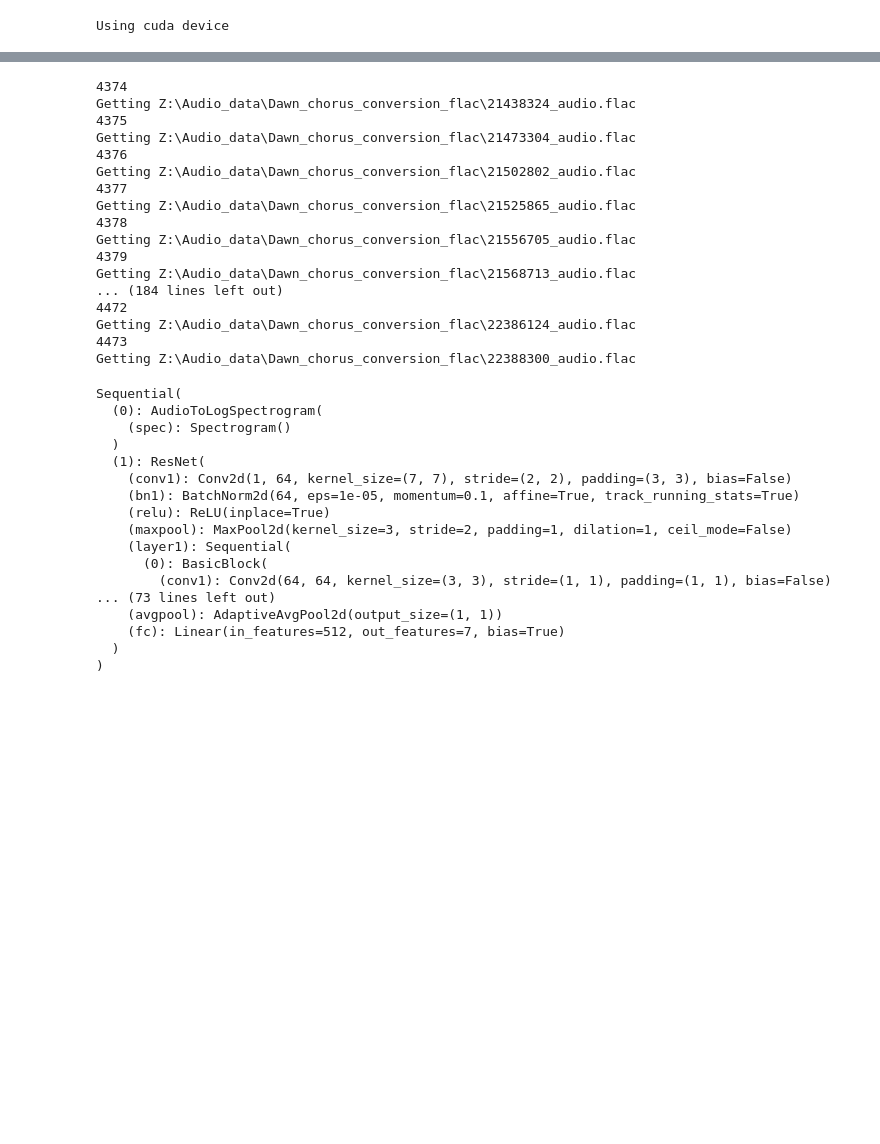
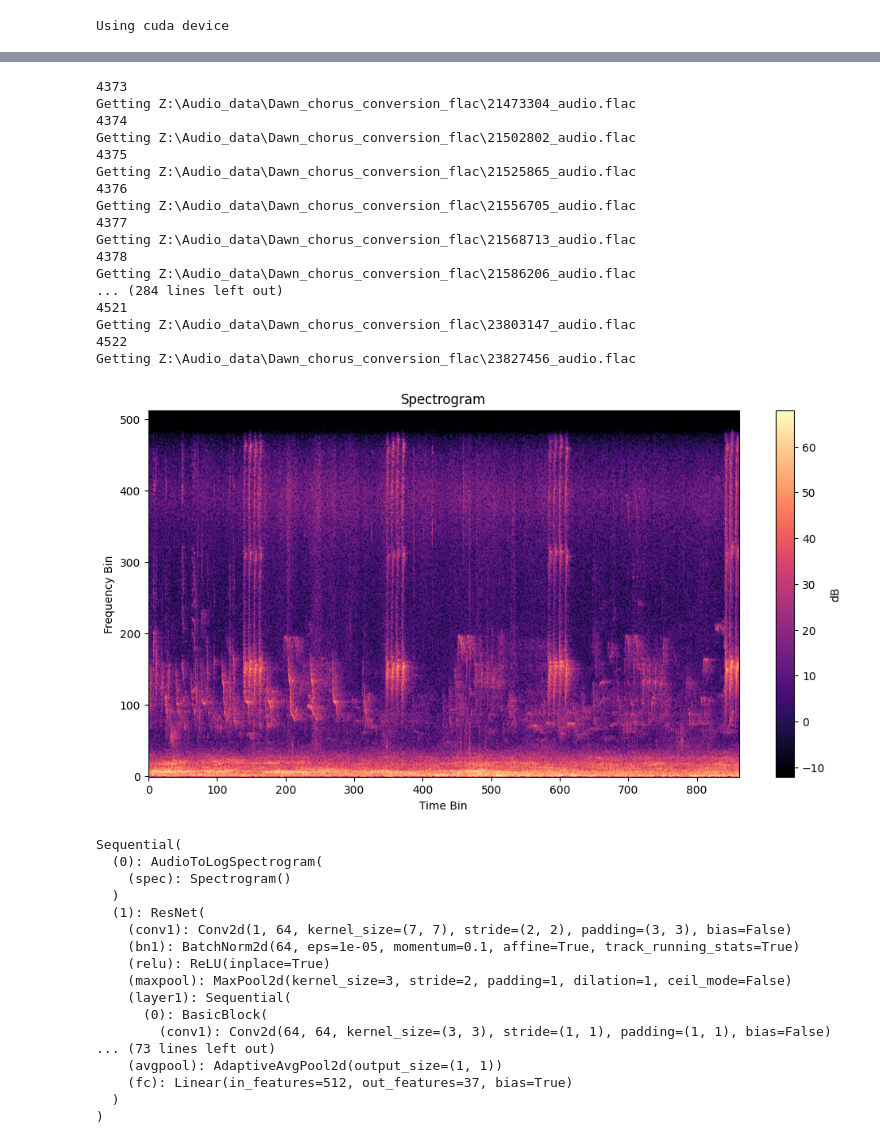
Before and after one commit to mfherrm/BioOTon, a Jupyter notebook: DL.ipynb, the cells around one changed output, grey strips where cells are left out. Drawn from its saved outputs; the diff is of its cells as text; code cells hidden in the pictures; blank space fills up the shorter version.

```diff
--- a/DL.ipynb
+++ b/DL.ipynb
@@ -55,6 +58,7 @@ class SpectroDataset(Dataset):
         dir_files = os.listdir(label_path)
         soundscape_file = os.path.join(self.l_path, list(compress(dir_files, [file.endswith("_single.parquet") for file in dir_files]))[0])
         sound_df = pd.read_parquet(soundscape_file)
+        sound_df = sound_df.drop(sound_df.loc[sound_df.label.isna()].index)
 
         dir_files = os.listdir(recording_path)
         dir_files = list(compress(dir_files, [file.endswith(".flac") for file in dir_files]))
@@ -102,6 +106,9 @@ class SpectroDataset(Dataset):
 
         wave = wave[:, int(llimit):int(llimit*2)]
 
+        # most of the time the first and last 10 seconds should be cut off
+        # wave = wave[:, int(llimit):int(llimit*5)+1]
+
         # Squeeze to go from 1,x to x shape tensor
         wave = to_device(wave.squeeze(), self.device)
         return wave, sr, int(self.fileLabels[idx])
@@ -176,6 +183,10 @@ class SpectroDataLoader():
         # return a random batch
         for image_batch, label_batch in bat:
             yield to_device([torch.stack(image_batch), torch.Tensor(label_batch)], self.device)
+
+    def __len__(self):
+        return len(self.image_batches)
 # %%
-train_dataloader = SpectroDataLoader(ds, 256, samples= train_indices[:100], device = "cuda")
+batch_size = 8
+train_dataloader = SpectroDataLoader(ds, batch_size, samples= train_indices[:150], device = "cuda")
 # %% [output]
@@ -199,23 +230,23 @@ Getting Z:\Audio_data\Dawn_chorus_conversion_flac\27464078_audio.flac
 # %%
-test_dataloader = SpectroDataLoader(ds, 256, samples= test_indices[:100], device = "cuda")
+test_dataloader = SpectroDataLoader(ds, batch_size, samples= test_indices[:150], device = "cuda")
 # %% [output]
+4373
+Getting Z:\Audio_data\Dawn_chorus_conversion_flac\21473304_audio.flac
 4374
-Getting Z:\Audio_data\Dawn_chorus_conversion_flac\21438324_audio.flac
+Getting Z:\Audio_data\Dawn_chorus_conversion_flac\21502802_audio.flac
 4375
-Getting Z:\Audio_data\Dawn_chorus_conversion_flac\21473304_audio.flac
+Getting Z:\Audio_data\Dawn_chorus_conversion_flac\21525865_audio.flac
 4376
-Getting Z:\Audio_data\Dawn_chorus_conversion_flac\21502802_audio.flac
+Getting Z:\Audio_data\Dawn_chorus_conversion_flac\21556705_audio.flac
 4377
-Getting Z:\Audio_data\Dawn_chorus_conversion_flac\21525865_audio.flac
+Getting Z:\Audio_data\Dawn_chorus_conversion_flac\21568713_audio.flac
 4378
-Getting Z:\Audio_data\Dawn_chorus_conversion_flac\21556705_audio.flac
-4379
-Getting Z:\Audio_data\Dawn_chorus_conversion_flac\21568713_audio.flac
-... (184 lines left out)
-4472
-Getting Z:\Audio_data\Dawn_chorus_conversion_flac\22386124_audio.flac
-4473
-Getting Z:\Audio_data\Dawn_chorus_conversion_flac\22388300_audio.flac
+Getting Z:\Audio_data\Dawn_chorus_conversion_flac\21586206_audio.flac
+... (284 lines left out)
+4521
+Getting Z:\Audio_data\Dawn_chorus_conversion_flac\23803147_audio.flac
+4522
+Getting Z:\Audio_data\Dawn_chorus_conversion_flac\23827456_audio.flac
 # %%
 class AudioToLogSpectrogram(torch.nn.Module):
     def __init__(
@@ -266,8 +276,35 @@ atls = AudioToLogSpectrogram(device = "cuda")
+# %%
+waveform = next(iter(train_dataloader))[0][1]
+
+spectrogram_transform = T.Spectrogram(
+    n_fft=1024,
+    hop_length=512,
+    power=2
+)
+
+spec = spectrogram_transform(waveform.cpu())
+
+spec_db = T.AmplitudeToDB(stype='power', top_db=80)(spec)
+
+plt.figure(figsize=(12, 6))
+plt.imshow(
+    spec_db.numpy(),
+    origin='lower',
+    aspect='auto',
+    cmap='magma'
+)
+plt.colorbar(label='dB')
+plt.title("Spectrogram")
+plt.ylabel("Frequency Bin")
+plt.xlabel("Time Bin")
+plt.show()
+# %% [output]
+[figure, added]
 # %%
 res = tv.models.resnet18()
 adaptconv1 = nn.Conv2d (in_channels=1, kernel_size=res.conv1.kernel_size, stride=res.conv1.stride, padding = res.conv1.padding, bias=res.conv1.bias, out_channels=res.conv1.out_channels)
 res.conv1 = adaptconv1
-res.fc = nn.Linear(in_features=res.fc.in_features, out_features=7, bias=True)
+res.fc = nn.Linear(in_features=res.fc.in_features, out_features=37, bias=True)
 
 nnw = nn.Sequential(atls, res)
 
@@ -287,6 +324,6 @@ Sequential(
         (conv1): Conv2d(64, 64, kernel_size=(3, 3), stride=(1, 1), padding=(1, 1), bias=False)
 ... (73 lines left out)
     (avgpool): AdaptiveAvgPool2d(output_size=(1, 1))
-    (fc): Linear(in_features=512, out_features=7, bias=True)
+    (fc): Linear(in_features=512, out_features=37, bias=True)
   )
 )
```
Also changed, not shown: parts of 11 cells of this notebook.
